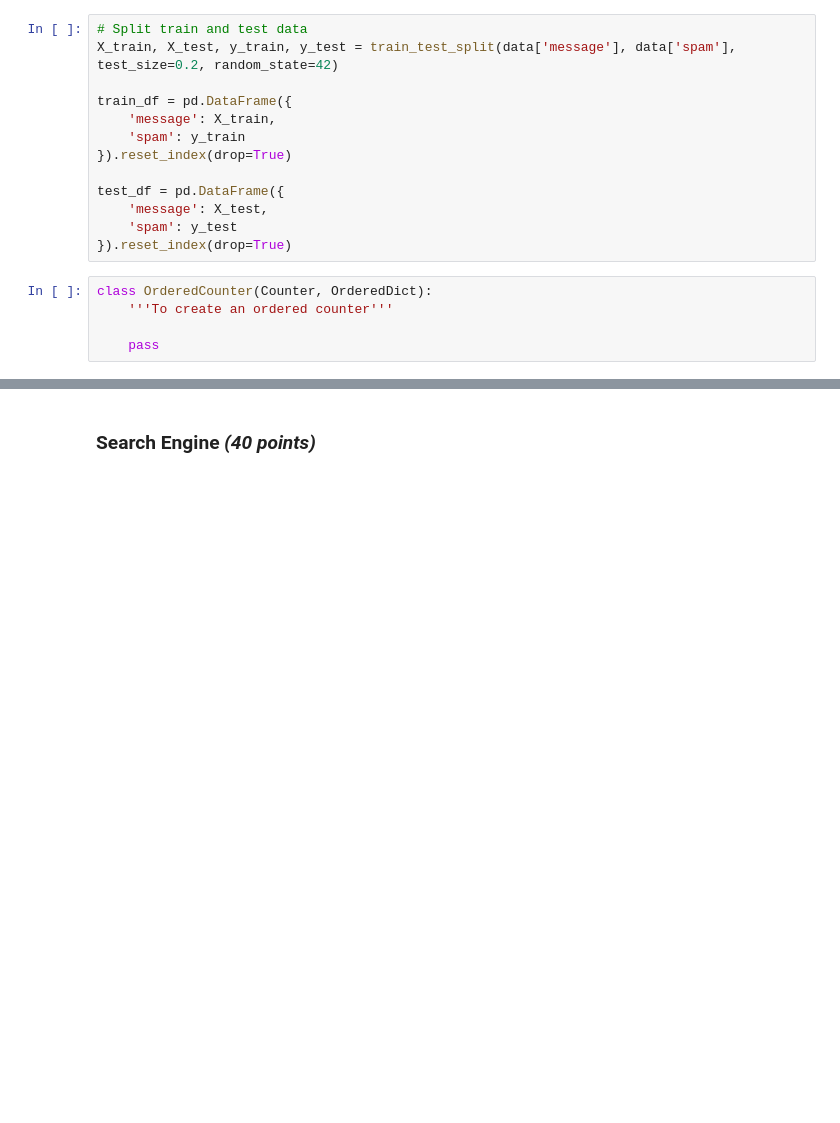
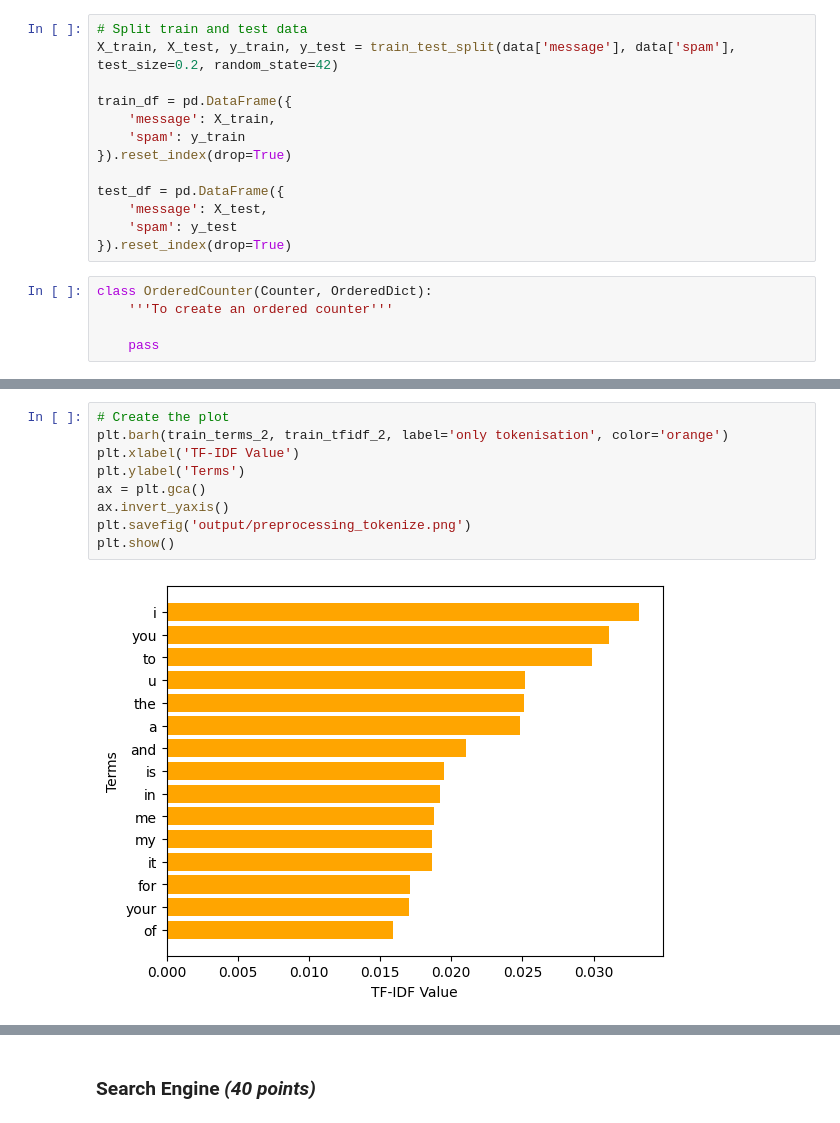
Before and after one commit to jdai01/CAI_NatL, a Jupyter notebook: Assignment 2/Assignment_2.ipynb, the cells around one changed output, grey strips where cells are left out. Saved outputs shown, nothing was run; the diff lists cells and outputs as text; blank space fills up the shorter version.

```diff
--- a/Assignment 2/Assignment_2.ipynb
+++ b/Assignment 2/Assignment_2.ipynb
@@ -306,0 +346,11 @@ plt.show()
+# %%
+# Create the plot
+plt.barh(train_terms_2, train_tfidf_2, label='only tokenisation', color='orange')
+plt.xlabel('TF-IDF Value')
+plt.ylabel('Terms')
+ax = plt.gca()
+ax.invert_yaxis()
+plt.savefig('output/preprocessing_tokenize.png')
+plt.show()
+# %% [output]
+[figure, added]
```
Also changed, not shown: parts of 10 cells of this notebook, 3 other files.
